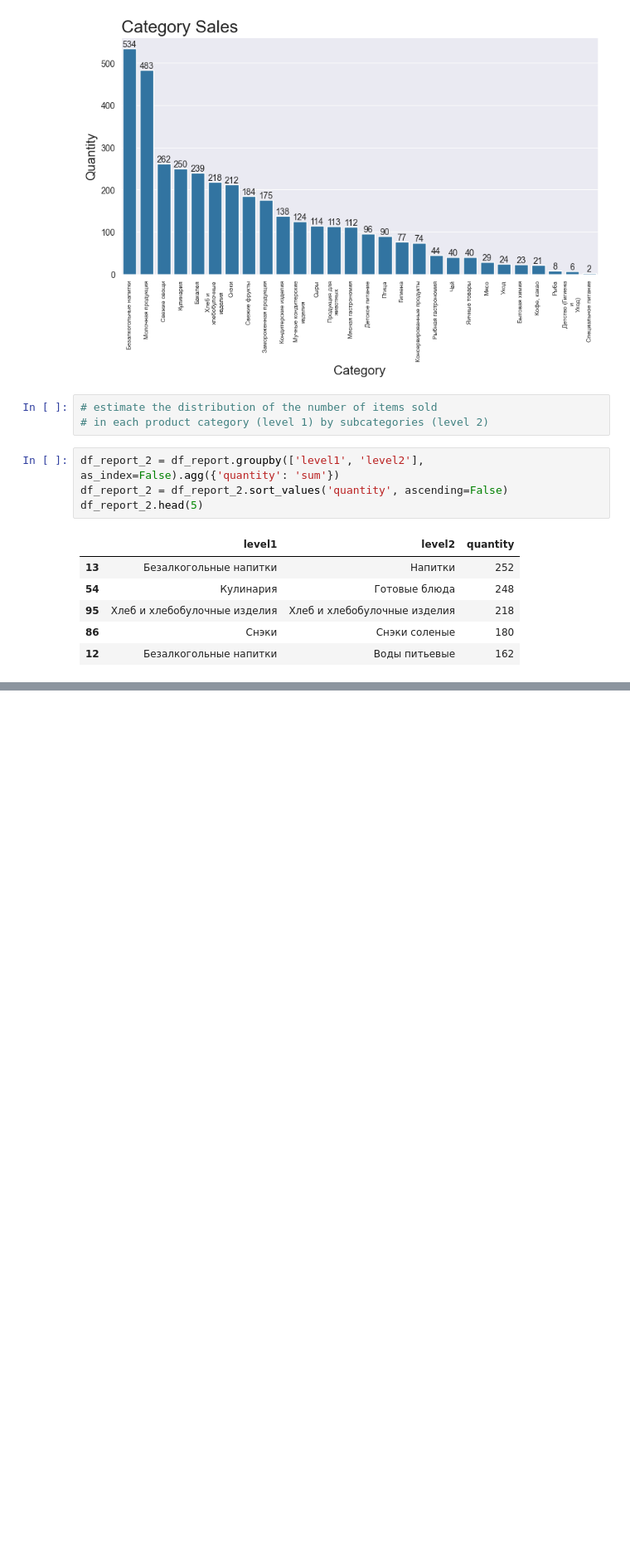
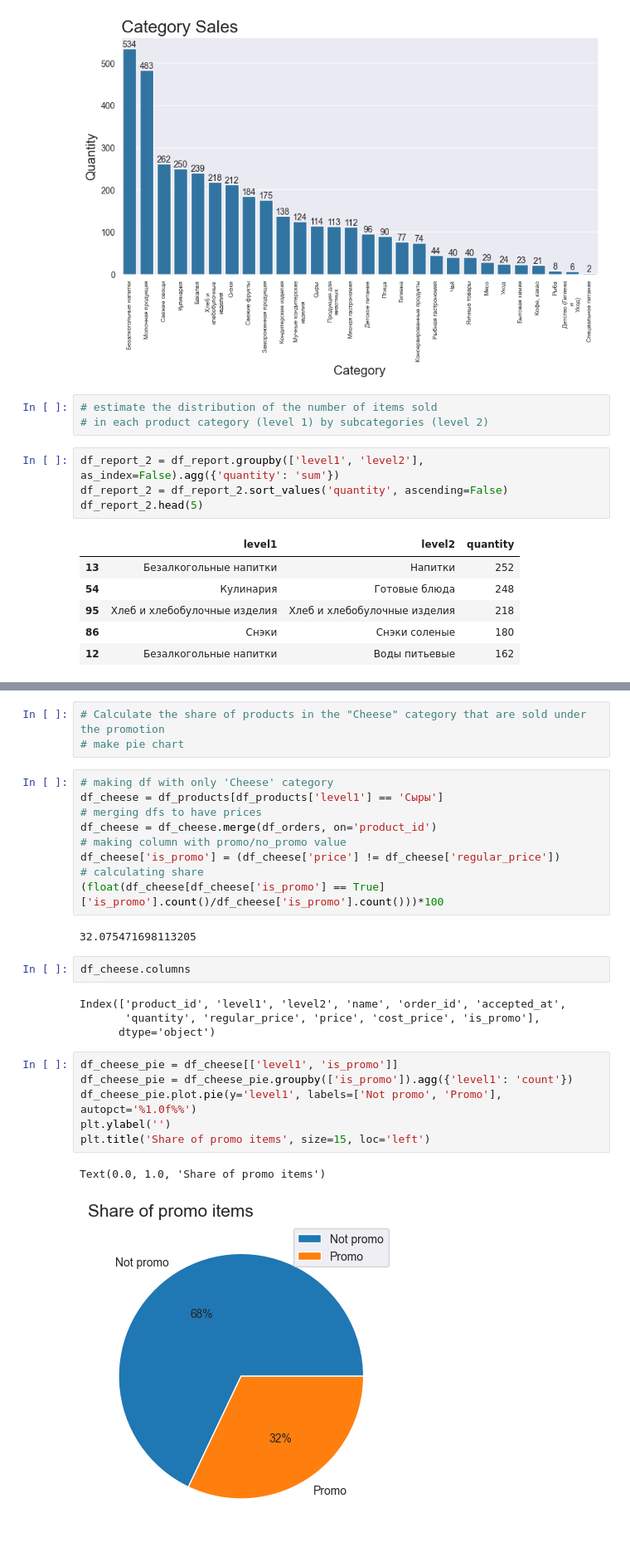
Before and after one commit to rodioniam/study_projects, a Jupyter notebook: visualization/visualization_practice2.ipynb, the cells around one changed output, grey strips where cells are left out. Shown at 83% size. Cells and saved outputs as stored; diff of their text form; blank space fills up the shorter version.

```diff
--- a/visualization/visualization_practice2.ipynb
+++ b/visualization/visualization_practice2.ipynb
@@ -108,0 +120,29 @@ df_report_2.head(5)
+# %%
+# Calculate the share of products in the "Cheese" category that are sold under the promotion
+# make pie chart
+# %%
+# making df with only 'Cheese' category
+df_cheese = df_products[df_products['level1'] == 'Сыры']
+# merging dfs to have prices
+df_cheese = df_cheese.merge(df_orders, on='product_id')
+# making column with promo/no_promo value
+df_cheese['is_promo'] = (df_cheese['price'] != df_cheese['regular_price'])
+# calculating share
+(float(df_cheese[df_cheese['is_promo'] == True]['is_promo'].count()/df_cheese['is_promo'].count()))*100
+# %% [output]
+32.075471698113205
+# %%
+df_cheese.columns
+# %% [output]
+Index(['product_id', 'level1', 'level2', 'name', 'order_id', 'accepted_at',
+       'quantity', 'regular_price', 'price', 'cost_price', 'is_promo'],
+      dtype='object')
+# %%
+df_cheese_pie = df_cheese[['level1', 'is_promo']]
+df_cheese_pie = df_cheese_pie.groupby(['is_promo']).agg({'level1': 'count'})
+df_cheese_pie.plot.pie(y='level1', labels=['Not promo', 'Promo'], autopct='%1.0f%%')
+plt.ylabel('')
+plt.title('Share of promo items', size=15, loc='left')
+# %% [output]
+Text(0.0, 1.0, 'Share of promo items')
+[figure, added]
```
Also changed, not shown: parts of 3 cells of this notebook.
